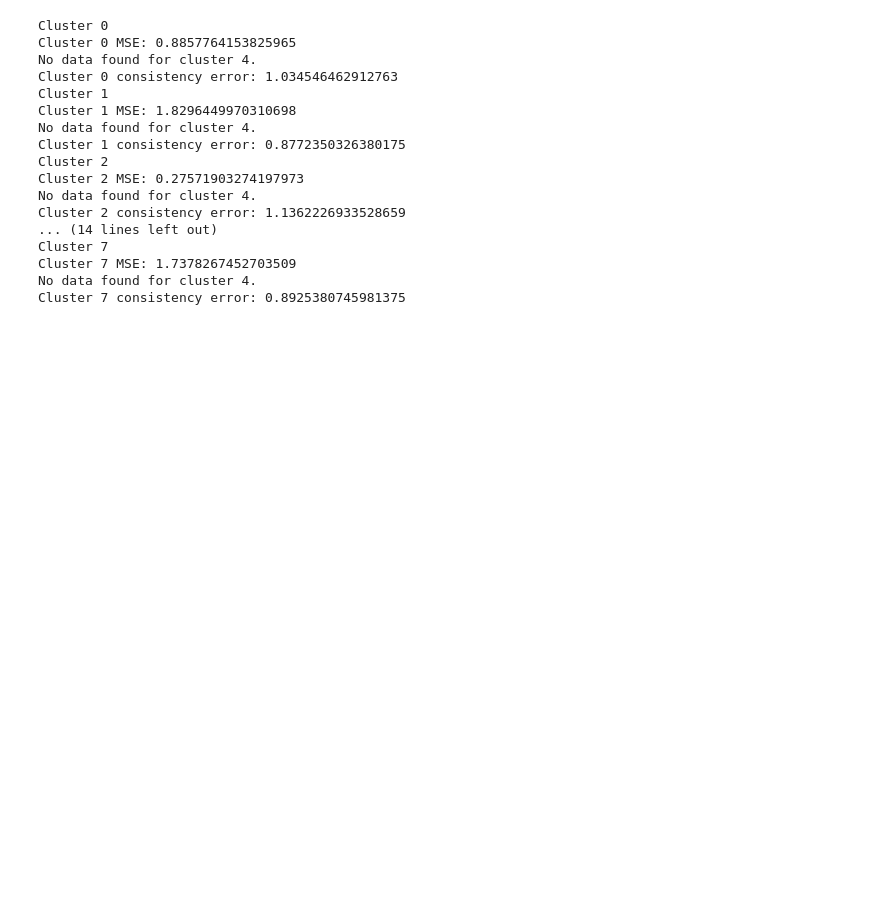
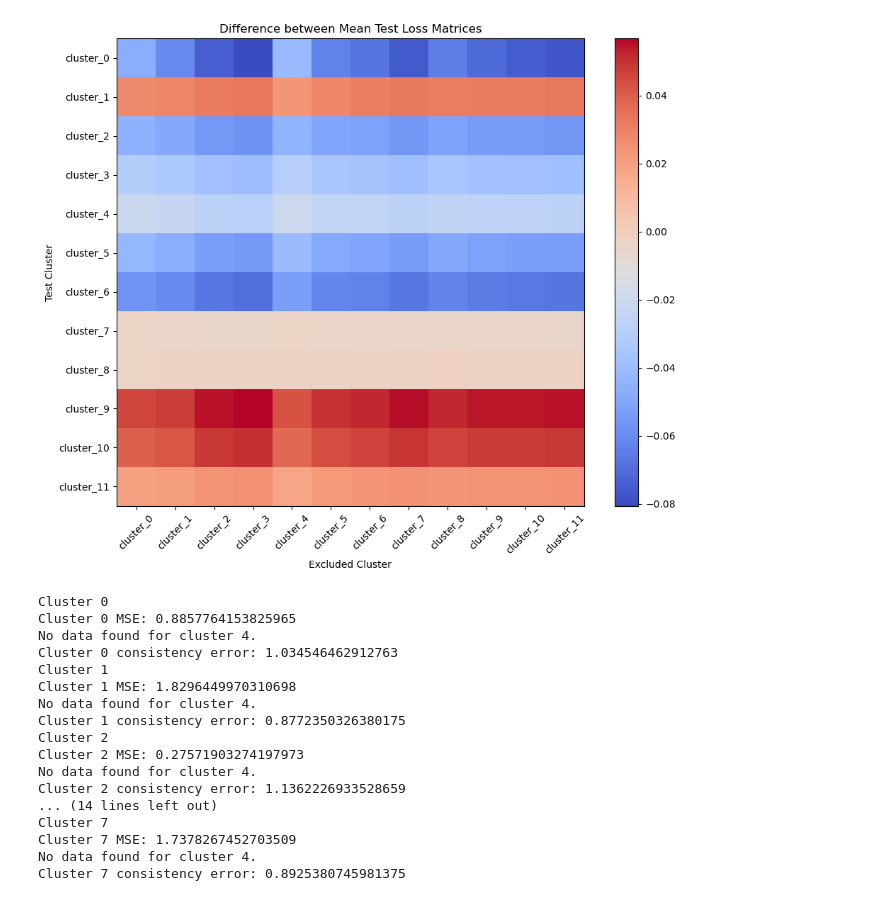
Before and after one commit to fquaren/AdaptationSandbox, a Jupyter notebook: notebooks/plot_pareto.ipynb, the cells around one changed output. Cells and saved outputs as stored; diff of their text form; code cells hidden in the pictures; blank space fills up the shorter version.

```diff
--- a/notebooks/plot_pareto.ipynb
+++ b/notebooks/plot_pareto.ipynb
@@ -7,3 +156,23 @@ import matplotlib.pyplot as plt
+# %%
+data = np.load(f"/Users/fquareng/experiments/new_dataset_12/UNet_experiments_12/756x/mean_test_loss_matrix.npz")
+mean_test_loss_1 = data["arr_0"]
+
+data = np.load(f"/Users/fquareng/experiments/new_dataset_12/UNet_experiments_12/ofwe/mean_test_loss_matrix.npz")
+mean_test_loss_2 = data["arr_0"]
+
+diff = mean_test_loss_1 - mean_test_loss_2
+# Plot the difference matrix
+plt.figure(figsize=(10, 8))
+plt.imshow(diff, cmap='coolwarm', interpolation='nearest')
+plt.colorbar()
+plt.title("Difference between Mean Test Loss Matrices")
+plt.xlabel("Excluded Cluster")
+plt.ylabel("Test Cluster")
+plt.xticks(np.arange(len(dataloaders)), list(dataloaders.keys()), rotation=45)
+plt.yticks(np.arange(len(dataloaders)), list(dataloaders.keys()))
+plt.tight_layout()
+# %% [output]
+[figure, added]
 # %%
 n_clusters = 8  # Total clusters
 base_path = "/Users/fquareng/experiments/"
```
Also changed, not shown: parts of 3 cells of this notebook, 2 other files.
